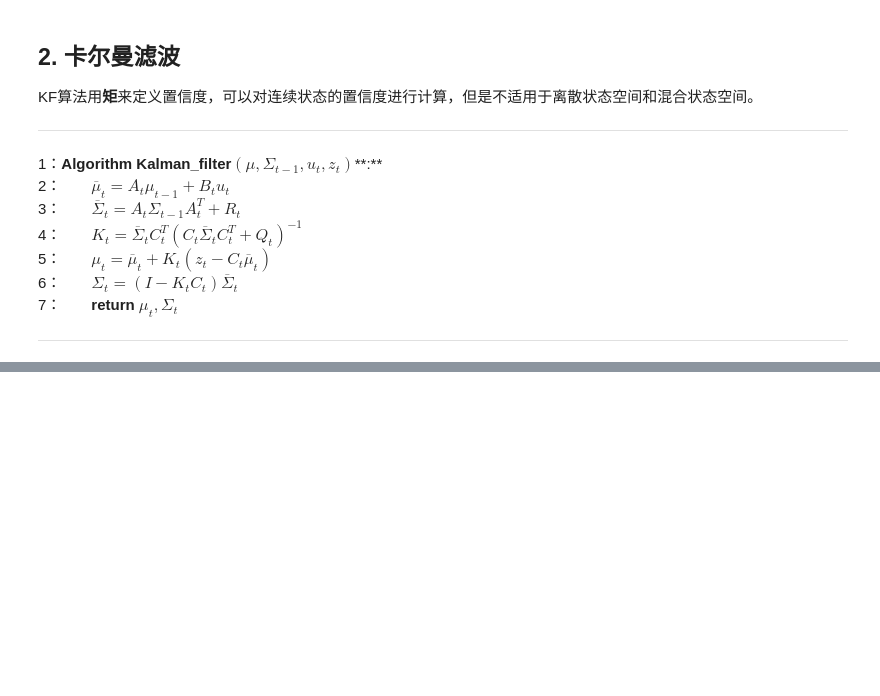
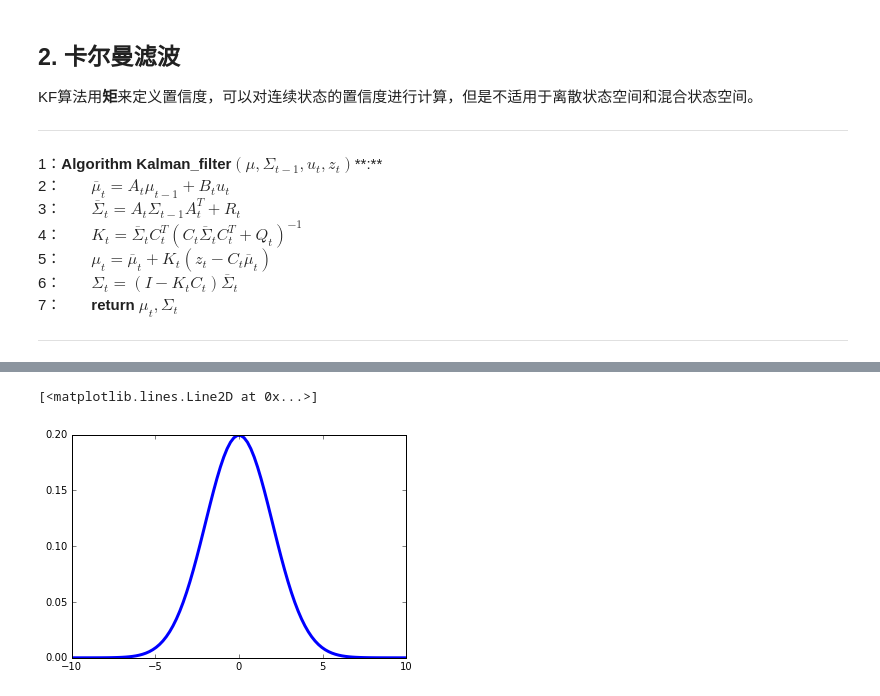
Before and after one commit to liuii/ProbRobotics, a Jupyter notebook: notebooks/01LinearGaussianFileters/KalmanFilter.ipynb, the cells around one changed output, grey strips where cells are left out. Saved outputs shown, nothing was run; the diff lists cells and outputs as text; code cells hidden in the pictures; blank space fills up the shorter version.

```diff
--- a/notebooks/01LinearGaussianFileters/KalmanFilter.ipynb
+++ b/notebooks/01LinearGaussianFileters/KalmanFilter.ipynb
@@ -87,0 +108,17 @@ z_t &= p_t + \delta_t \\
+# %%
+# 定义numpy风格向量运算版的正态分布概率密度函数
+def probNormalDistribution(x, mu, sigma):
+    return (1 / (np.sqrt(2 * np.pi) * sigma)) * np.exp(- 0.5 * (x - mu) ** 2 / sigma ** 2)
+
+# x的值取-10到10之间均匀分割的100个点
+x = np.linspace(-10, 10, 100)
+
+# 调用概率密度函数，均值为0，标准差为2，通过改变参数可以调整正态分布密度函数的形态
+y = probNormalDistribution(x, 0, 2)
+
+# 绘制正态分布概率密度函数
+fig = plt.figure('Normal Distribution')
+plt.plot(x, y, linewidth=3)
+# %% [output]
+[<matplotlib.lines.Line2D at 0x...>]
+[figure, added]
```
Also changed, not shown: parts of 13 cells of this notebook.
